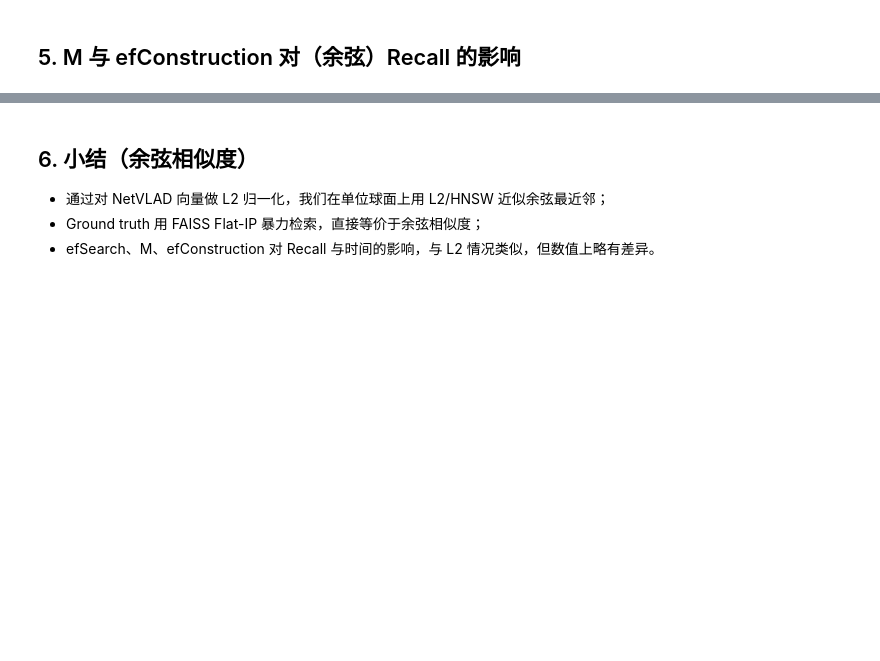
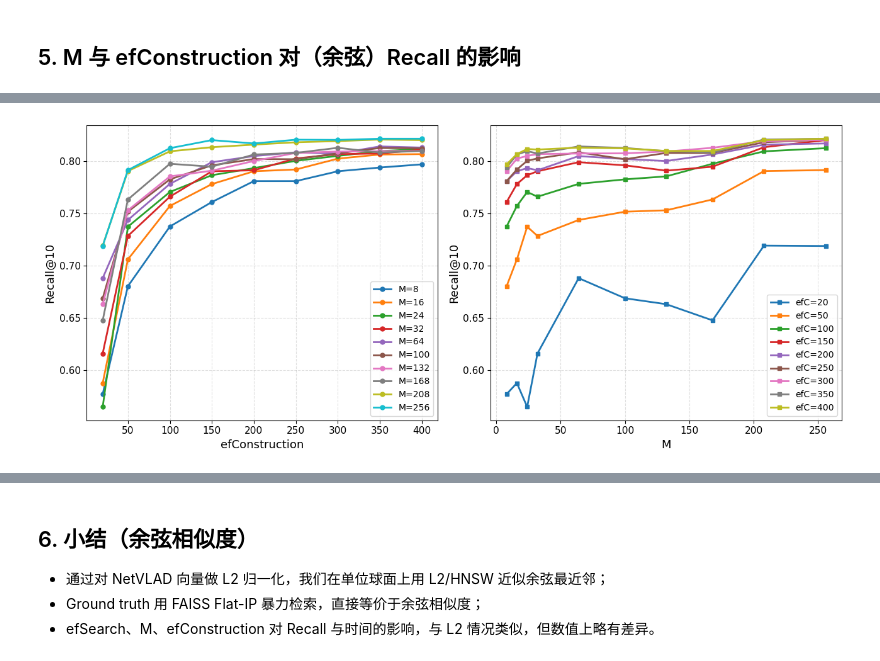
Before and after one commit to hemuyi2024/bishe2026, a Jupyter notebook: HNSW_NetVLAD_analysis_cosine.ipynb, the cells around one changed output, grey strips where cells are left out. Cells and saved outputs as stored; diff of their text form; code cells hidden in the pictures; blank space fills up the shorter version.

```diff
--- a/HNSW_NetVLAD_analysis_cosine.ipynb
+++ b/HNSW_NetVLAD_analysis_cosine.ipynb
@@ -271,3 +349,55 @@ M=32, efConstruction=200  Recall@10=0.9363  time/query=0.0613 ms
+# %%
+# 新增功能：两幅召回率曲线图
+# 图1：所有 M 下，ef_construction 从 20 增至 400 时召回率变化曲线
+# 图2：所有 ef_construction 下，M 从 16 增至 256 时召回率变化曲线
+recall_grid = np.zeros((len(M_values), len(ef_construction_values)))
+idx = 0
+for i, M in enumerate(M_values):
+    for j, ef_c in enumerate(ef_construction_values):
+        recall_grid[i, j] = results_M_efC[idx, 2]
+        idx += 1
+
+# 统一设置字体与样式
+plt.rcParams.update({"font.size": 11, "axes.labelsize": 12})
+fig, (ax1, ax2) = plt.subplots(1, 2, figsize=(13, 5.5), dpi=100)
+
+# 图1：各 M 下，召回率 vs ef_construction
+for i, M in enumerate(M_values):
+    ax1.plot(ef_construction_values, recall_grid[i, :], marker="o", markersize=5, linewidth=2, label=f"M={M}")
+ax1.set_xlabel("efConstruction", fontsize=13)
+ax1.set_ylabel(f"Recall@{k_eval}", fontsize=13)
+ax1.tick_params(axis="both", labelsize=11)
+ax1.legend(loc="lower right", fontsize=10)
+ax1.grid(True, alpha=0.4, linestyle="--")
+
+# 单独保存 recall vs efConstruction 曲线
+fig1, ax1_only = plt.subplots(figsize=(7, 5), dpi=100)
+for i, M in enumerate(M_values):
+    ax1_only.plot(ef_construction_values, recall_grid[i, :], marker="o", markersize=5, linewidth=2, label=f"M={M}")
+ax1_only.set_xlabel("efConstruction", fontsize=13)
+ax1_only.set_ylabel(f"Recall@{k_eval}", fontsize=13)
+ax1_only.tick_params(axis="both", labelsize=11)
+ax1_only.legend(loc="lower right", fontsize=10)
+ax1_only.grid(True, alpha=0.4, linestyle="--")
+plt.tight_layout()
+fig1.savefig("recall_vs_efconstruction.png", dpi=300, bbox_inches="tight")
+plt.close(fig1)
+
+# 图2：各 ef_construction 下，召回率 vs M
+for j, ef_c in enumerate(ef_construction_values):
+    ax2.plot(M_values, recall_grid[:, j], marker="s", markersize=5, linewidth=2, label=f"efC={ef_c}")
+ax2.set_xlabel("M", fontsize=13)
+ax2.set_ylabel(f"Recall@{k_eval}", fontsize=13)
+ax2.tick_params(axis="both", labelsize=11)
+ax2.legend(loc="lower right", fontsize=10)
+ax2.grid(True, alpha=0.4, linestyle="--")
+
+plt.tight_layout()
+plt.show()
+
+# Recall / 时间 热力图：M x efConstruction（余弦）
+# %% [output]
+[figure, added]
 # %%
 # Recall / 时间 热力图：M x efConstruction（余弦）
 recall_grid = np.zeros((len(M_values), len(ef_construction_values)))
```
Also changed, not shown: parts of 23 cells of this notebook, 4 other files.
